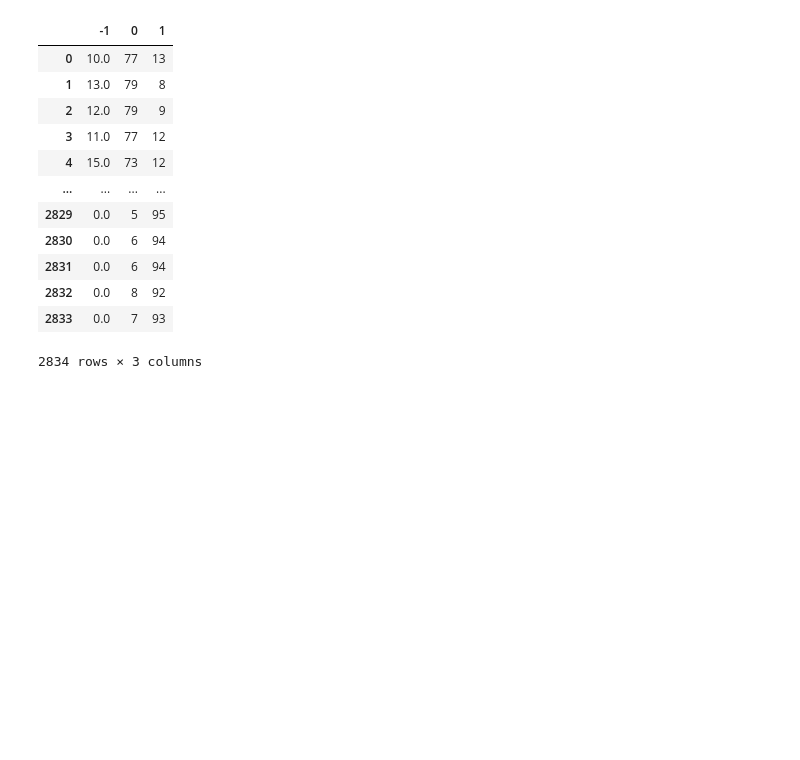
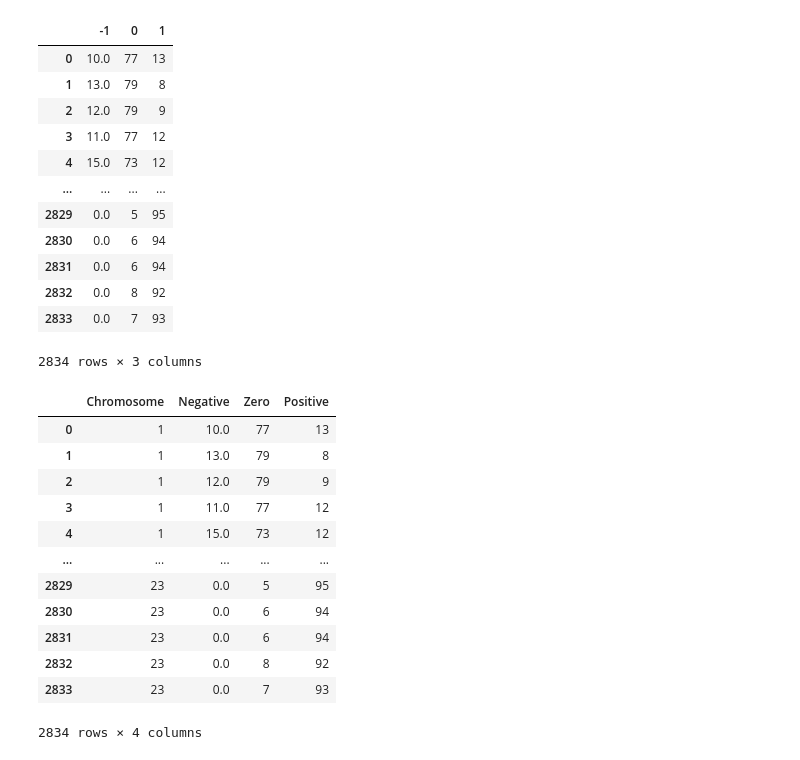
Before and after one commit to SleepingSamael/B4TM, a Jupyter notebook: data visualization/Ternary scatter plot.ipynb, the cells around one changed output. Saved outputs shown, nothing was run; the diff lists cells and outputs as text; code cells hidden in the pictures; blank space fills up the shorter version.

```diff
--- a/data visualization/Ternary scatter plot.ipynb
+++ b/data visualization/Ternary scatter plot.ipynb
@@ -86,7 +86,25 @@ append_datas
 2834 rows × 3 columns
 # %%
 data_raw = pd.read_csv("Train_call.csv", sep='\t',header=0,names=None,low_memory=False)
-Chr=data_raw['Chromosome']
-df=pd.concat([Chr, append_datas], axis=1)
+Chr = data_raw['Chromosome']
+Chr = [str(x) for x in Chr]
+Chr = pd.DataFrame(Chr)
+Chr
+df = pd.concat([Chr, append_datas], axis=1)
 df.columns = ['Chromosome','Negative','Zero','Positive']
+df
+# %% [output]
+|  | Chromosome | Negative | Zero | Positive |
+| 0 | 1 | 10.0 | 77 | 13 |
+| 1 | 1 | 13.0 | 79 | 8 |
+| 2 | 1 | 12.0 | 79 | 9 |
+| 3 | 1 | 11.0 | 77 | 12 |
+| 4 | 1 | 15.0 | 73 | 12 |
+| ... | ... | ... | ... | ... |
+| 2829 | 23 | 0.0 | 5 | 95 |
+| 2830 | 23 | 0.0 | 6 | 94 |
+| 2831 | 23 | 0.0 | 6 | 94 |
+| 2832 | 23 | 0.0 | 8 | 92 |
+| 2833 | 23 | 0.0 | 7 | 93 |
+2834 rows × 4 columns
 # %%
```
Also changed, not shown: parts of 5 cells of this notebook.
